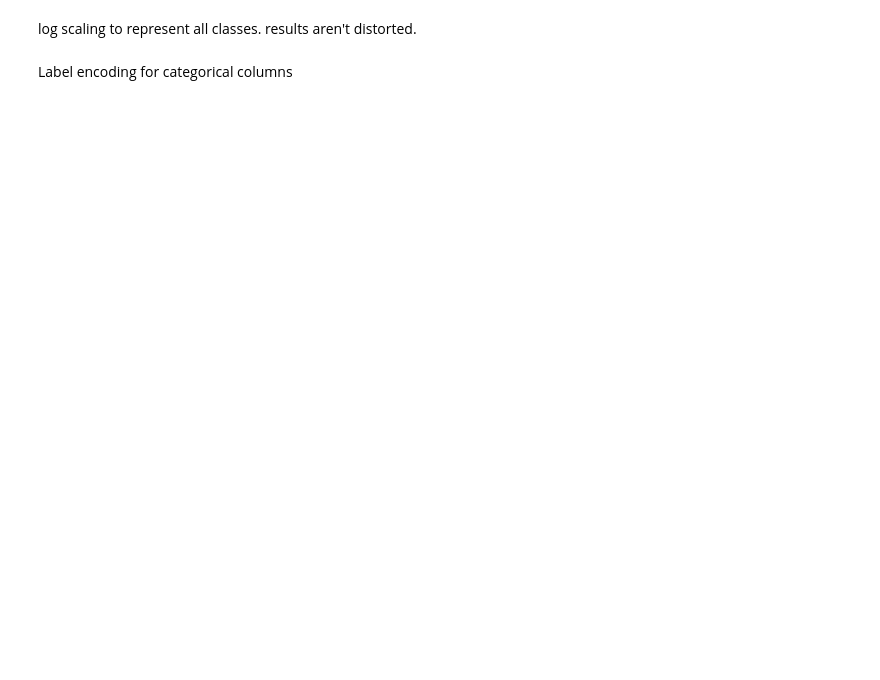
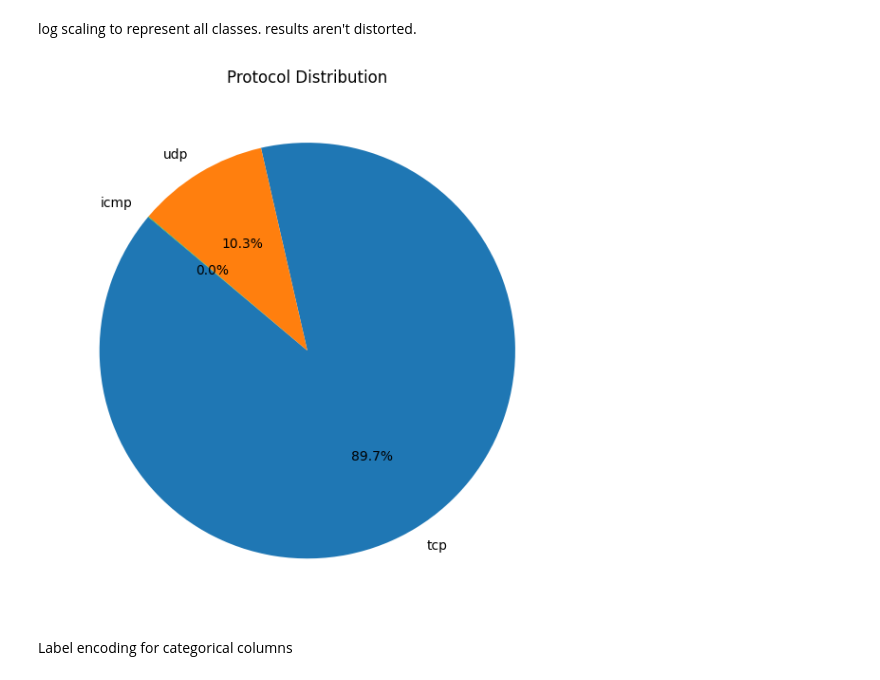
Before and after one commit to M0KANE/COM771_CW2, a Jupyter notebook: COM771_threatanalysis.ipynb, the cells around one changed output. Cells and saved outputs as stored; diff of their text form; code cells hidden in the pictures; blank space fills up the shorter version.

```diff
--- a/COM771_threatanalysis.ipynb
+++ b/COM771_threatanalysis.ipynb
@@ -21,7 +132,17 @@ Bias towards DOS_SYN_HpingCould skew model performance
 # %% [markdown]
 log scaling to represent all classes. results aren't distorted.
 # %%
-# Protocol distribution as a pie chartprotocol_counts = df_cleaned['proto'].value_counts()protocol_labels = protocol_counts.indexplt.figure(figsize=(10, 6))plt.pie(protocol_counts, labels=protocol_labels, autopct='%1.1f%%', startangle=140)plt.title("Protocol Distribution")plt.tight_layout()plt.show()
+# Protocol distribution as a pie chart
+protocol_counts = df_cleaned['proto'].value_counts()
+protocol_labels = protocol_counts.index
+
+plt.figure(figsize=(10, 6))
+plt.pie(protocol_counts, labels=protocol_labels, autopct='%1.1f%%', startangle=140)
+plt.title("Protocol Distribution")
+plt.tight_layout()
+plt.show()
+# %% [output]
+[figure, added]
 # %% [markdown]
 Label encoding for categorical columns
 # %%
```
Also changed, not shown: parts of 10 cells of this notebook.
